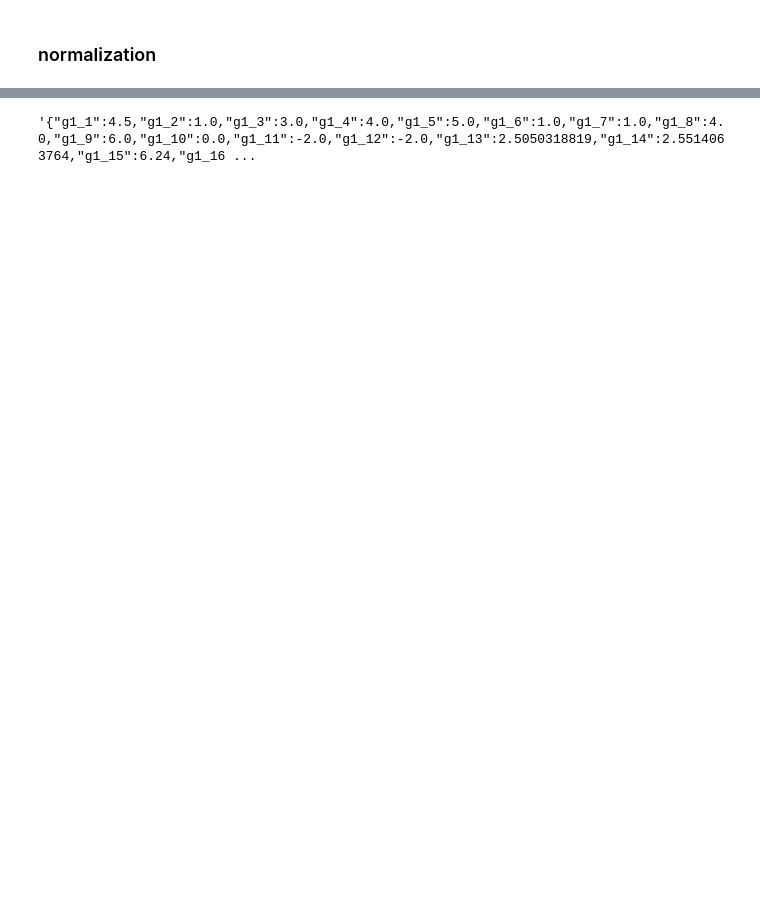
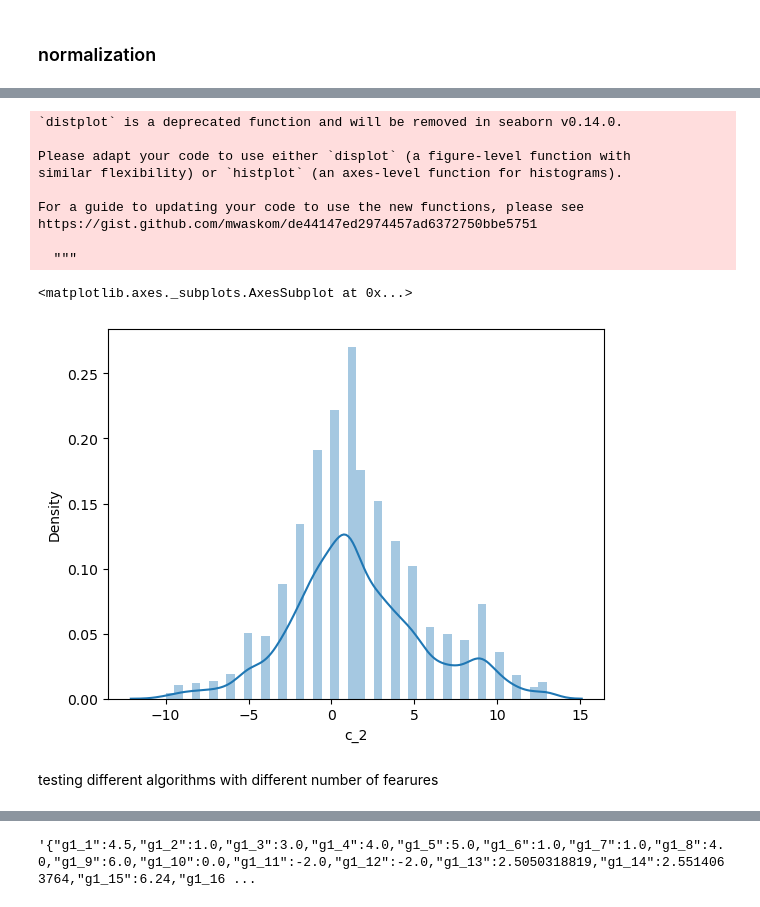
Before and after one commit to hubruk/predicting_profitable_customer_segments, a Jupyter notebook: predicting_profitable_customer_groups_Kruk.ipynb, the cells around one changed output, grey strips where cells are left out. Cells and saved outputs as stored; diff of their text form; code cells hidden in the pictures; blank space fills up the shorter version.

```diff
--- a/predicting_profitable_customer_groups_Kruk.ipynb
+++ b/predicting_profitable_customer_groups_Kruk.ipynb
@@ -523,0 +200,18 @@ model.predict(X_test).shape
+# %%
+arr = np.amax(fs.scores_)
+result = np.where(fs.scores_ == arr)
+best_feature = X.columns[result[0][0]]
+
+sns.distplot(df[best_feature])
+# %% [output]
+`distplot` is a deprecated function and will be removed in seaborn v0.14.0.
+
+Please adapt your code to use either `displot` (a figure-level function with
+similar flexibility) or `histplot` (an axes-level function for histograms).
+
+For a guide to updating your code to use the new functions, please see
+https://gist.github.com/mwaskom/de44147ed2974457ad6372750bbe5751
+
+  """
+<matplotlib.axes._subplots.AxesSubplot at 0x...>
+[figure, added]
@@ -523,0 +231,2 @@ model.predict(X_test).shape
+# %% [markdown]
+testing different algorithms with different number of fearures
```
Also changed, not shown: parts of 77 cells of this notebook, 2 other files.
